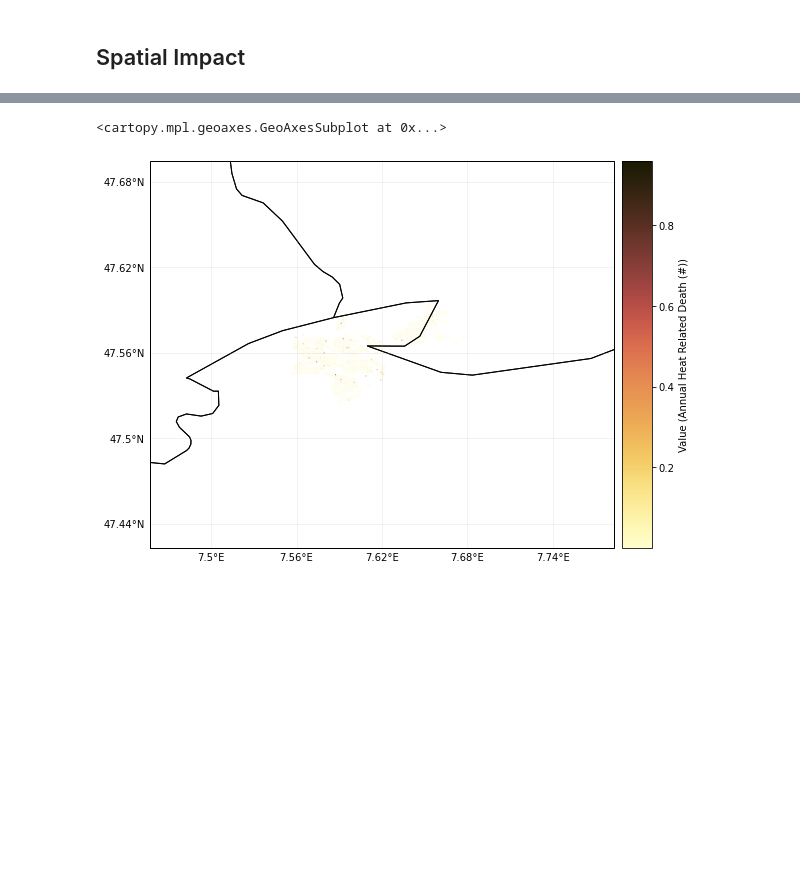
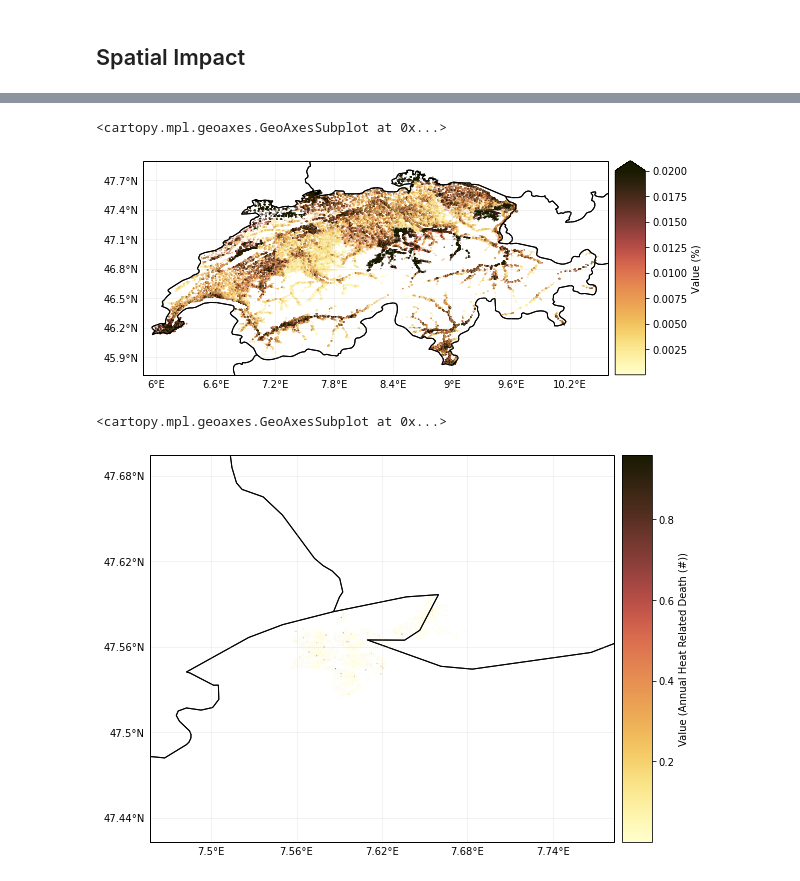
Before and after one commit to zeliest/heat_mortality_productivity_impacts, a Jupyter notebook: data_analysis/notebooks/results_mortality.ipynb, the cells around one changed output, grey strips where cells are left out. Drawn from its saved outputs; the diff is of its cells as text; code cells hidden in the pictures; blank space fills up the shorter version.

```diff
--- a/data_analysis/notebooks/results_mortality.ipynb
+++ b/data_analysis/notebooks/results_mortality.ipynb
@@ -96,3 +106,11 @@ impact.plot_hexbin_impact_exposure(pop_name=False, cmap=cm, buffer=0.1, extend='
+# %%
+category = 'Over 75'
+
+impact = impacts_mortality.matrix_as_impact(impacts_mortality.median_impact_matrices['RCP85'][2050][category], exposures[category],percentage=True, unit='%')
+impact.plot_hexbin_impact_exposure(pop_name=False, cmap=cm, buffer=0.1,vmax=0.02, extend='max')
+# %% [output]
+<cartopy.mpl.geoaxes.GeoAxesSubplot at 0x...>
+[figure, added]
 # %%
 impact = impacts_mortality.matrix_as_impact(median_impact_matrices['RCP85'][2020][category], exposures, unit='Annual Heat Related Death (#)', percentage=False, canton='Basel-Stadt')
 impact.plot_hexbin_impact_exposure(pop_name=False, cmap=cm, buffer=0.1)
```
Also changed, not shown: parts of 5 cells of this notebook, 1 other file.
